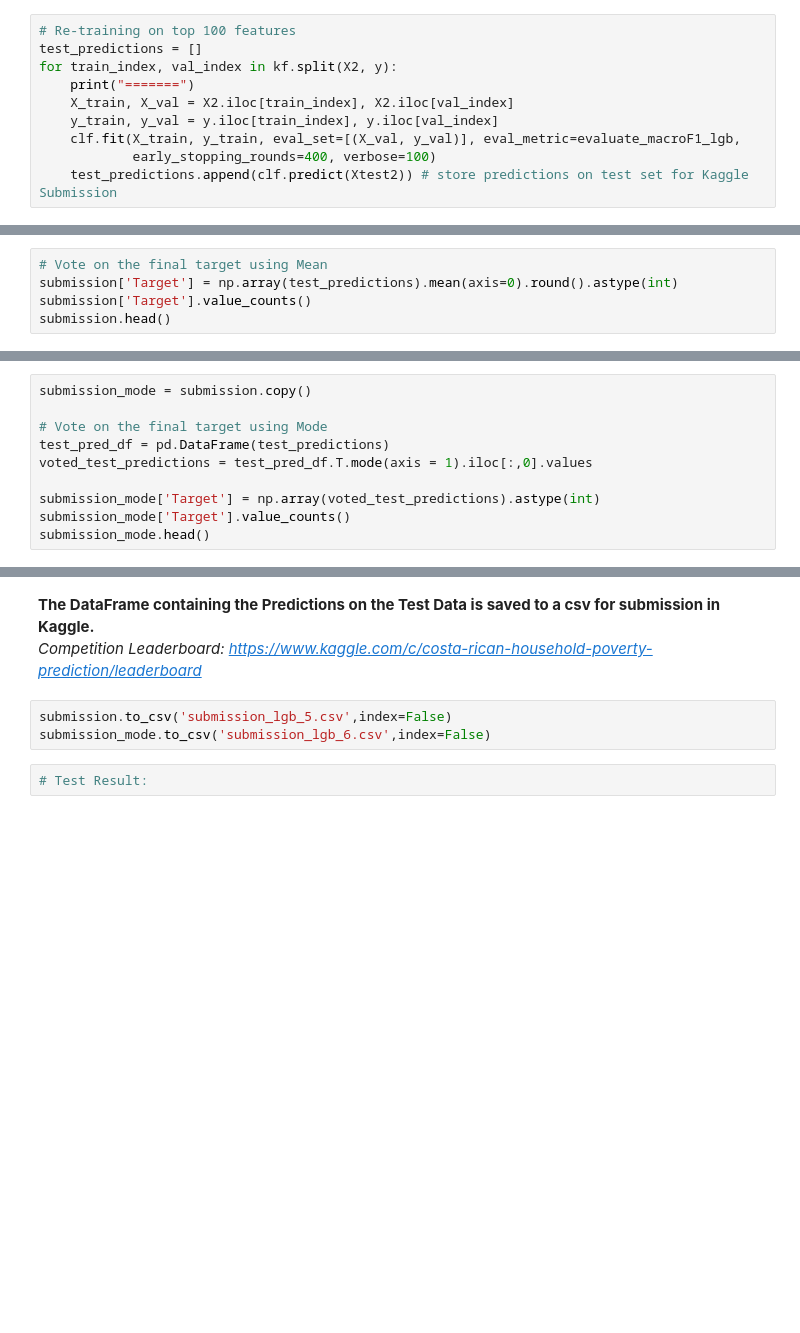
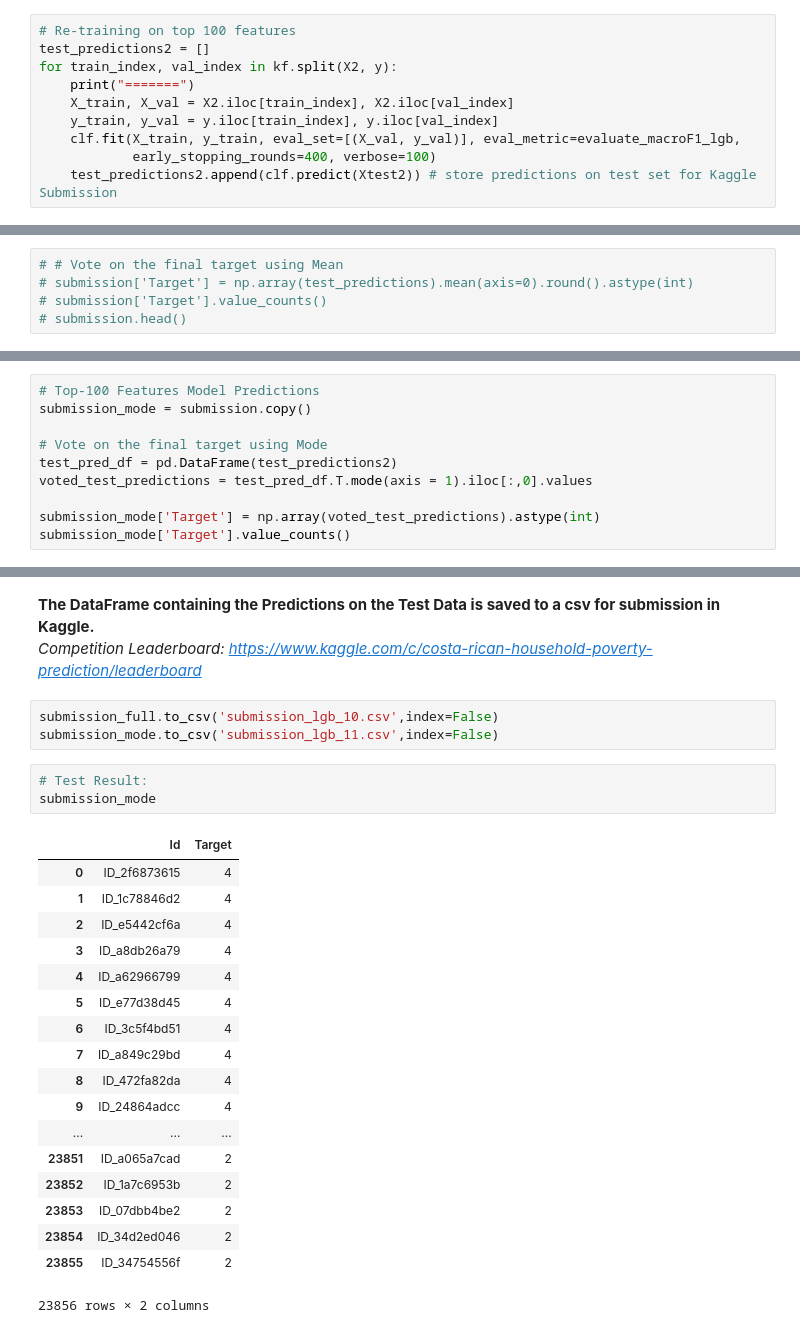
Before and after one commit to junyitt/CostaRica7003, a Jupyter notebook: EnJun/DataAnalyticsProject.ipynb, the cells around one changed output, grey strips where cells are left out. Drawn from its saved outputs; the diff is of its cells as text; blank space fills up the shorter version.

```diff
--- a/EnJun/DataAnalyticsProject.ipynb
+++ b/EnJun/DataAnalyticsProject.ipynb
@@ -1033,14 +925,14 @@ X2 = X.iloc[:,top_100_indices]
 Xtest2 = testML.copy().iloc[:,top_100_indices]
 # %%
 # Re-training on top 100 features
-test_predictions = []
+test_predictions2 = []
 for train_index, val_index in kf.split(X2, y):
     print("=======")
     X_train, X_val = X2.iloc[train_index], X2.iloc[val_index]
     y_train, y_val = y.iloc[train_index], y.iloc[val_index]
     clf.fit(X_train, y_train, eval_set=[(X_val, y_val)], eval_metric=evaluate_macroF1_lgb,
             early_stopping_rounds=400, verbose=100)
-    test_predictions.append(clf.predict(Xtest2)) # store predictions on test set for Kaggle Submission
+    test_predictions2.append(clf.predict(Xtest2)) # store predictions on test set for Kaggle Submission
 # %% [output]
 =======
 Training until validation scores don't improve for 400 rounds.
@@ -1148,7 +956,7 @@ LGBMClassifier(boosting_type='gbdt', class_weight='balanced',
 # %% [markdown]
 **We take the mean of the predictions made by the 5 models we trained earlier using 5-fold Stratified cross validation.**
 # %%
-# Vote on the final target using Mean
-submission['Target'] = np.array(test_predictions).mean(axis=0).round().astype(int)
-submission['Target'].value_counts()
-submission.head()
+# # Vote on the final target using Mean
+# submission['Target'] = np.array(test_predictions).mean(axis=0).round().astype(int)
+# submission['Target'].value_counts()
+# submission.head()
@@ -1169,11 +981,11 @@ Name: Target, dtype: int64
 # %%
+# Top-100 Features Model Predictions
 submission_mode = submission.copy()
 
 # Vote on the final target using Mode
-test_pred_df = pd.DataFrame(test_predictions)
+test_pred_df = pd.DataFrame(test_predictions2)
 voted_test_predictions = test_pred_df.T.mode(axis = 1).iloc[:,0].values
 
 submission_mode['Target'] = np.array(voted_test_predictions).astype(int)
 submission_mode['Target'].value_counts()
-submission_mode.head()
 # %% [output]
@@ -1192,7 +998,27 @@ Name: Target, dtype: int64
 **The DataFrame containing the Predictions on the Test Data is saved to a csv for submission in Kaggle.**
 *Competition Leaderboard: <https://www.kaggle.com/c/costa-rican-household-poverty-prediction/leaderboard>*
 # %%
-submission.to_csv('submission_lgb_5.csv',index=False)
-submission_mode.to_csv('submission_lgb_6.csv',index=False)
+submission_full.to_csv('submission_lgb_10.csv',index=False)
+submission_mode.to_csv('submission_lgb_11.csv',index=False)
 # %%
 # Test Result:
+submission_mode
+# %% [output]
+|  | Id | Target |
+| 0 | ID_2f6873615 | 4 |
+| 1 | ID_1c78846d2 | 4 |
+| 2 | ID_e5442cf6a | 4 |
+| 3 | ID_a8db26a79 | 4 |
+| 4 | ID_a62966799 | 4 |
+| 5 | ID_e77d38d45 | 4 |
+| 6 | ID_3c5f4bd51 | 4 |
+| 7 | ID_a849c29bd | 4 |
+| 8 | ID_472fa82da | 4 |
+| 9 | ID_24864adcc | 4 |
+| ... | ... | ... |
+| 23851 | ID_a065a7cad | 2 |
+| 23852 | ID_1a7c6953b | 2 |
+| 23853 | ID_07dbb4be2 | 2 |
+| 23854 | ID_34d2ed046 | 2 |
+| 23855 | ID_34754556f | 2 |
+23856 rows × 2 columns
```
Also changed, not shown: parts of 15 cells of this notebook.
